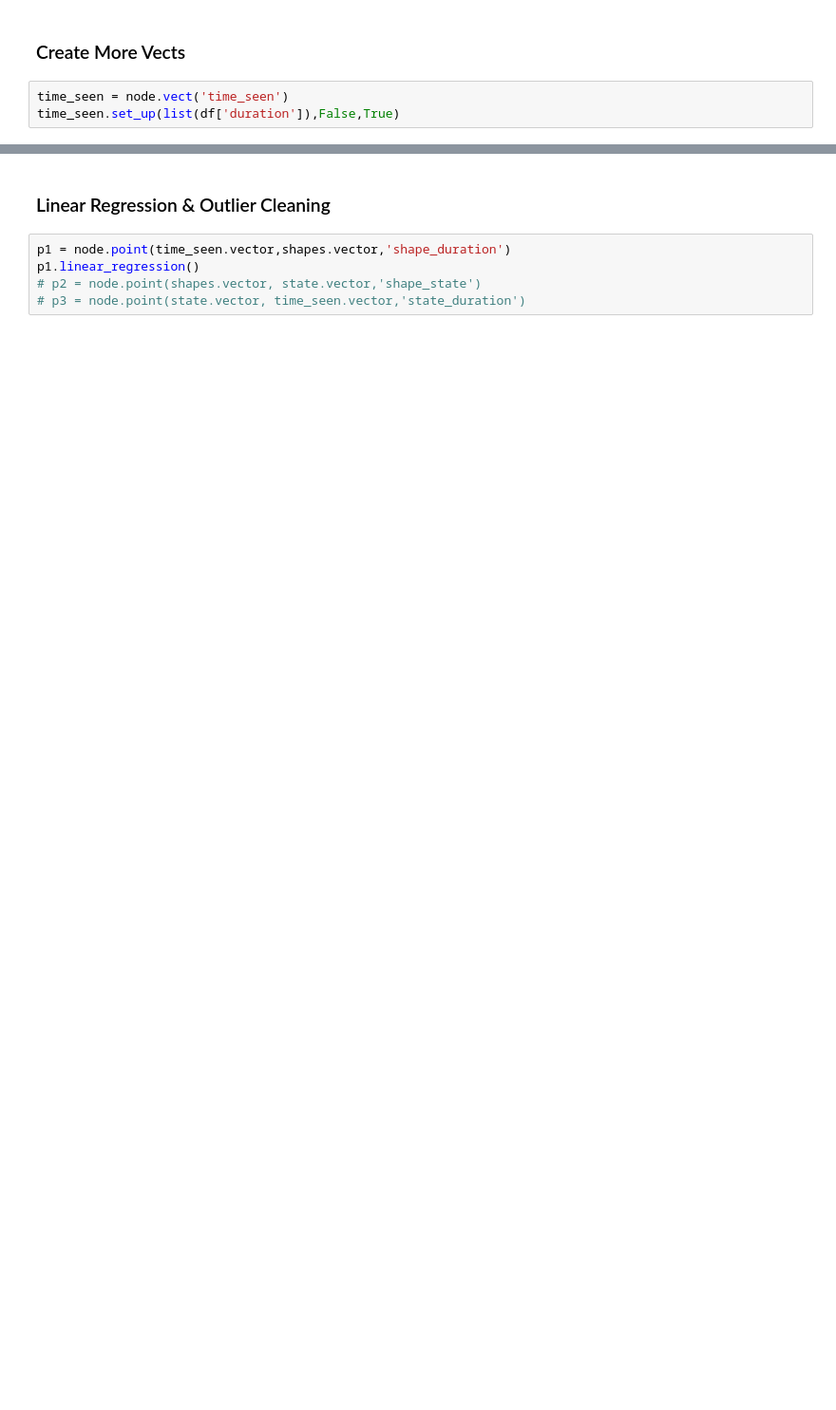
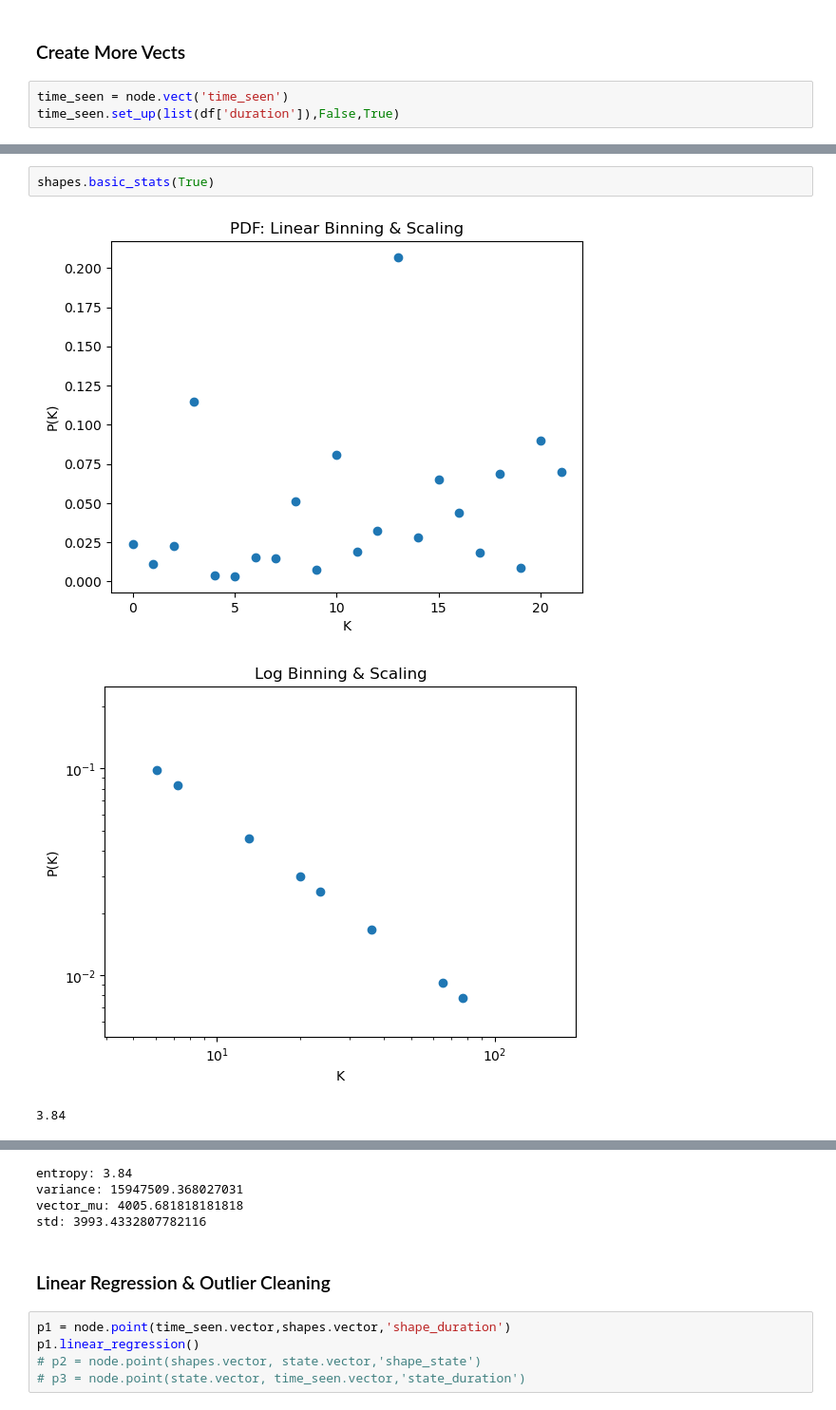
Before and after one commit to LilaShiba/generalized_model, a Jupyter notebook: ufo_research/notebooks/node.ipynb, the cells around one changed output, grey strips where cells are left out. Shown: that part at 95% size. Drawn from its saved outputs; the diff is of its cells as text; blank space fills up the shorter version.

```diff
--- a/ufo_research/notebooks/node.ipynb
+++ b/ufo_research/notebooks/node.ipynb
@@ -83,0 +84,6 @@ std: 441.51677695315
+# %%
+shapes.basic_stats(True)
+# %% [output]
+[figure, added]
+[figure, added]
+3.84
@@ -84,3 +91,7 @@ std: 441.51677695315
+entropy: 3.84
+variance: 15947509.368027031
+vector_mu: 4005.681818181818
+std: 3993.4332807782116
 # %% [markdown]
 ### Linear Regression & Outlier Cleaning
 # %%
```
Also changed, not shown: parts of 11 cells of this notebook, 1 other file.
